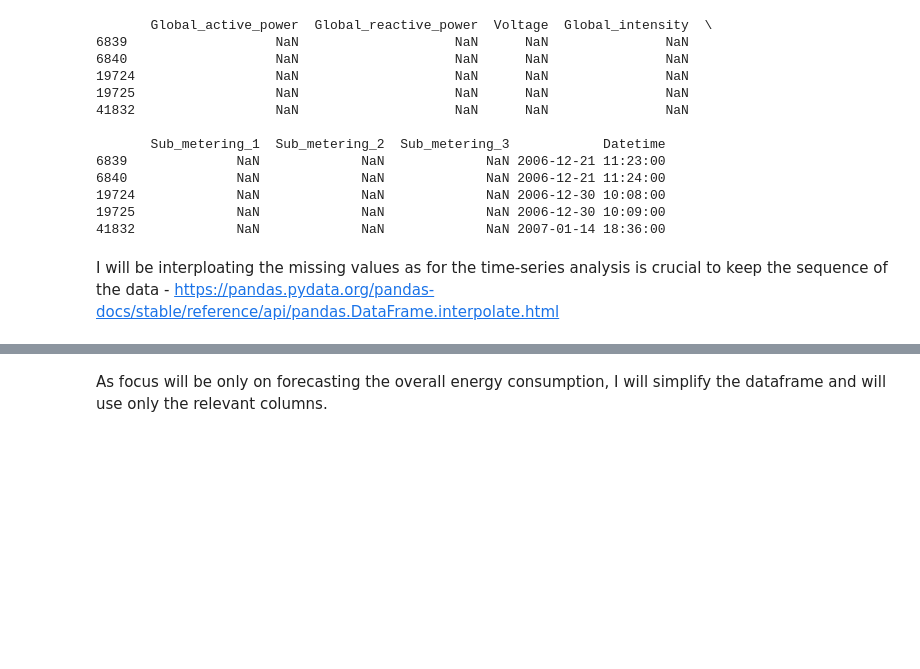
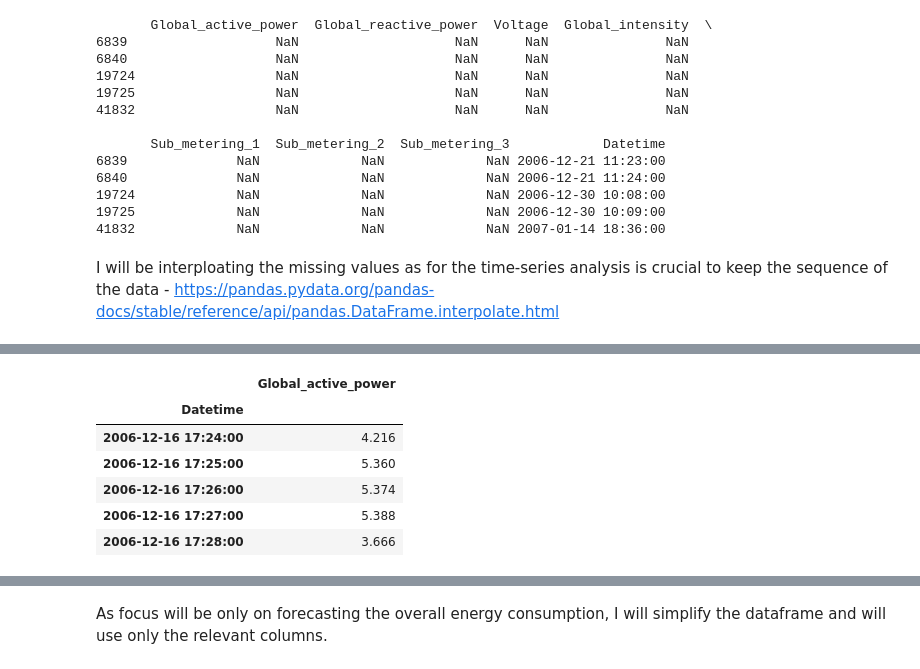
Before and after one commit to mkoleva0/DataAnalytics_Sem2_CA1, a Jupyter notebook: RNN.ipynb, the cells around one changed output, grey strips where cells are left out. Saved outputs shown, nothing was run; the diff lists cells and outputs as text; code cells hidden in the pictures; blank space fills up the shorter version.

```diff
--- a/RNN.ipynb
+++ b/RNN.ipynb
@@ -150,0 +109,17 @@ consumption_df.tail(30)
+# %%
+df_simplified = consumption_df[['Datetime', 'Global_active_power']].copy()
+
+df_simplified.set_index('Datetime', inplace=True)
+
+# Handle missing values. Here, we'll use forward fill as an example
+df_simplified['Global_active_power'].fillna(method='ffill', inplace=True)
+
+df_simplified.head()
+# %% [output]
+|  | Global_active_power |
+| Datetime |  |
+| 2006-12-16 17:24:00 | 4.216 |
+| 2006-12-16 17:25:00 | 5.360 |
+| 2006-12-16 17:26:00 | 5.374 |
+| 2006-12-16 17:27:00 | 5.388 |
+| 2006-12-16 17:28:00 | 3.666 |
```
Also changed, not shown: parts of 55 cells of this notebook.
